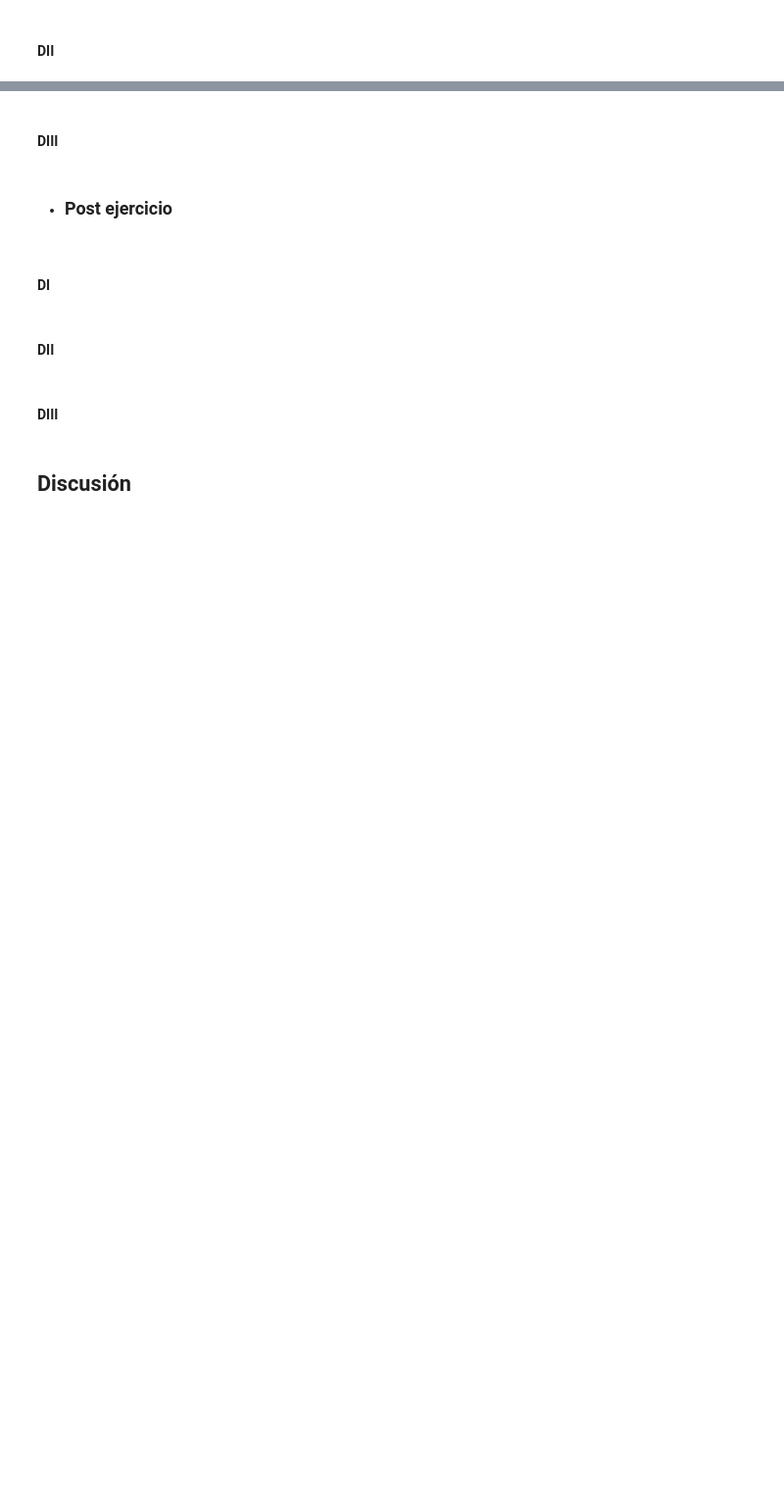
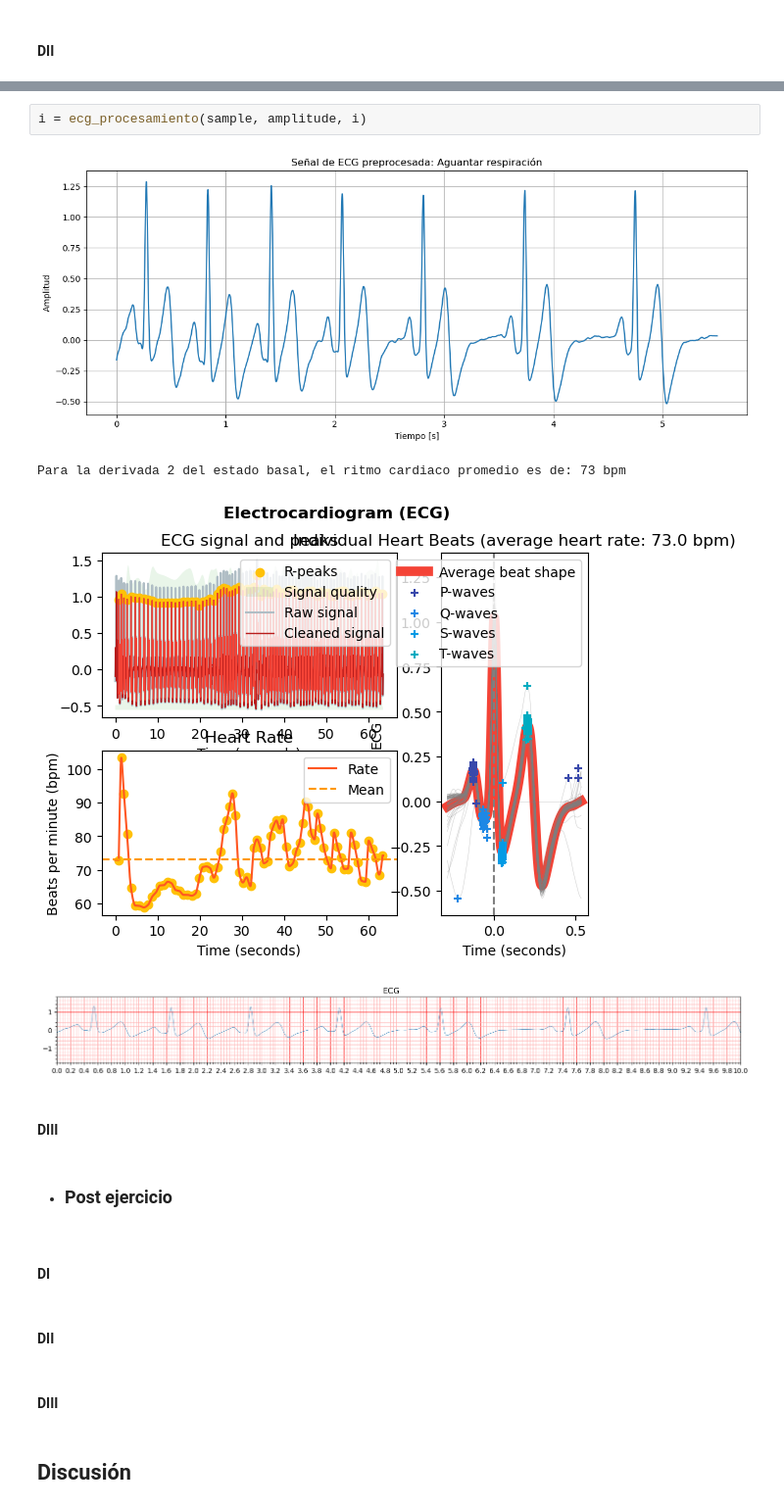
Before and after one commit to Razzzon/PROYECTO_ISB, a Jupyter notebook: ISB/LAB10 - Procesamiento de ECG/Readme.ipynb, the cells around one changed output, grey strips where cells are left out. Shown at 98% size. Drawn from its saved outputs; the diff is of its cells as text; blank space fills up the shorter version.

```diff
--- a/ISB/LAB10 - Procesamiento de ECG/Readme.ipynb
+++ b/ISB/LAB10 - Procesamiento de ECG/Readme.ipynb
@@ -56,3 +75,10 @@ report, signals, info = procesar_ecg(R2,"Basal DII")
+# %%
+i = ecg_procesamiento(sample, amplitude, i)
+# %% [output]
+[figure, added]
+Para la derivada 2 del estado basal, el ritmo cardiaco promedio es de: 73 bpm
+[figure, added]
+[figure, added]
 # %% [markdown]
 
 
```
Also changed, not shown: parts of 7 cells of this notebook, 1 other file.
